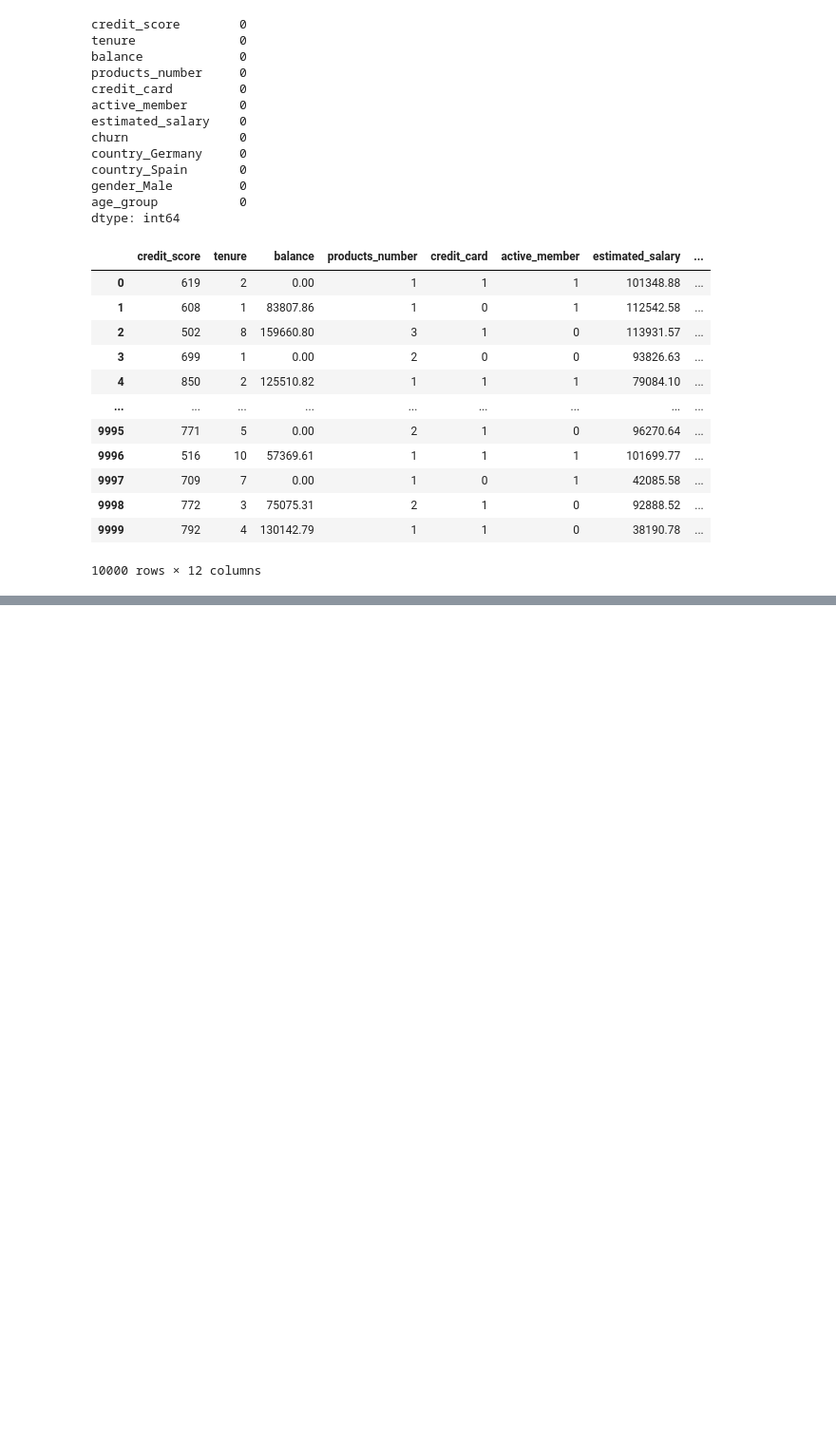
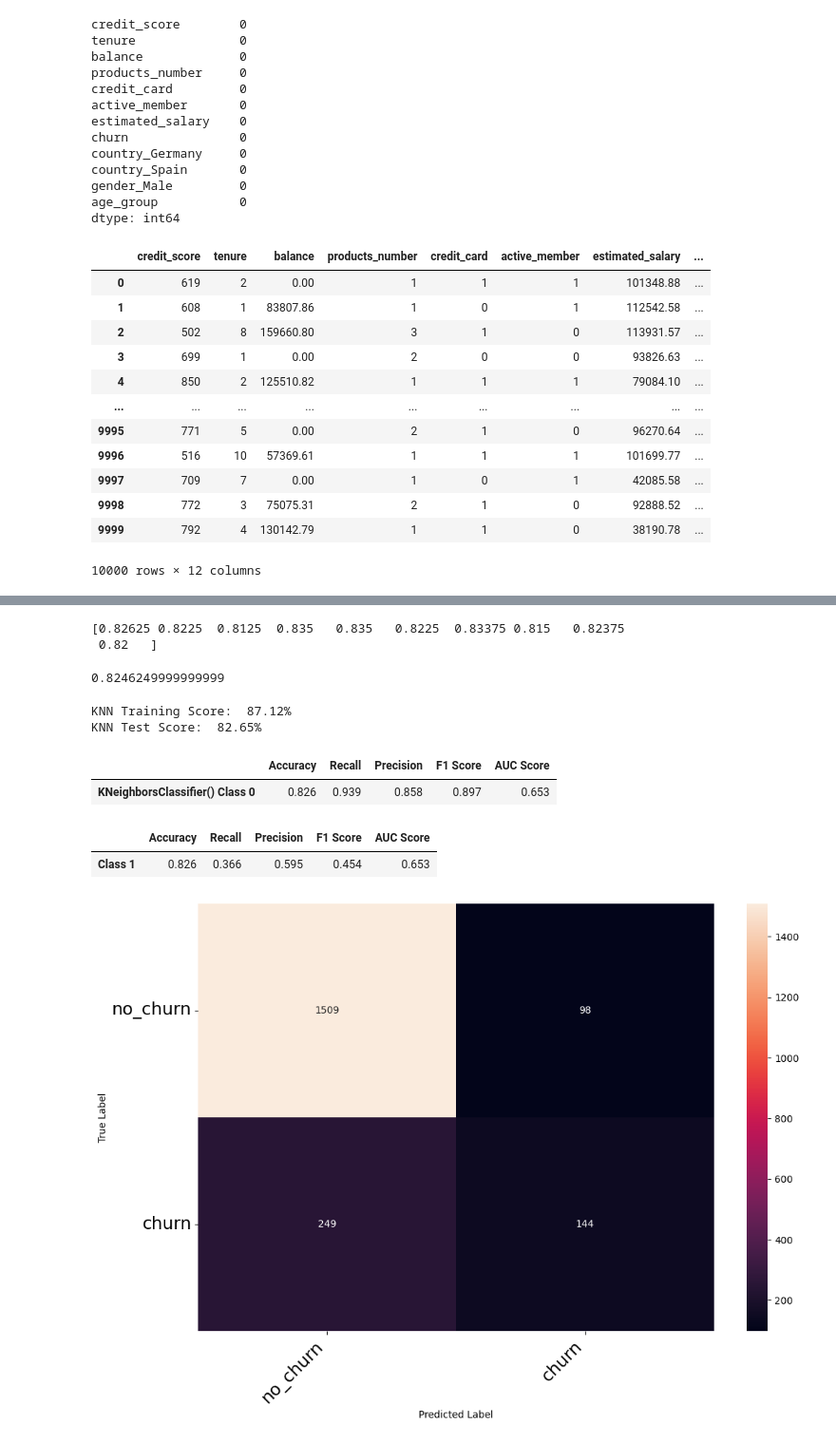
Before and after one commit to baharturgutinan/istdsa_bahar, a Jupyter notebook: ISTDSA_Bahar_Proje3.ipynb, the cells around one changed output, grey strips where cells are left out. Shown at 95% size. Drawn from its saved outputs; the diff is of its cells as text; code cells hidden in the pictures; blank space fills up the shorter version.

```diff
--- a/ISTDSA_Bahar_Proje3.ipynb
+++ b/ISTDSA_Bahar_Proje3.ipynb
@@ -245,0 +310,26 @@ df
+# %%
+# KNN modelini oluşturma
+
+scale = StandardScaler()
+
+X_train_transformed = scale.fit_transform(X_train)
+X_test_transformed = scale.transform(X_test)
+
+knn = KNeighborsClassifier()
+knn.fit(X_train_transformed, y_train)
+
+scores = cross_val_score(knn, X_train_transformed, y_train, cv=10, scoring='accuracy') # Veri setini 10 farklı formatta hazırla
+print(scores)
+# %% [output]
+[0.82625 0.8225  0.8125  0.835   0.835   0.8225  0.83375 0.815   0.82375
+ 0.82   ]
+# %%
+print(scores.mean()) #accuracy skorları iyi görünüyor ancak dengesiz veri setlerinde sadece accuracy yeterli olmaz.
+# %% [output]
+0.8246249999999999
+# %%
+print('KNN Training Score: {:6.2f}%'.format(100*knn.score(X_train_transformed, y_train)))
+print('KNN Test Score: {:6.2f}%'.format(100*knn.score(X_test_transformed, y_test)))
+# %% [output]
+KNN Training Score:  87.12%
+KNN Test Score:  82.65%
@@ -245,0 +368,52 @@ df
+# %%
+evaluate_model(knn, X_test_transformed, y_test, pred_label=0)
+# %% [output]
+|  | Accuracy | Recall | Precision | F1 Score | AUC Score |
+| KNeighborsClassifier() Class 0 | 0.826 | 0.939 | 0.858 | 0.897 | 0.653 |
+# %%
+evaluate_model(knn, X_test_transformed, y_test, pred_label=1)
+#tahmin ettiğimiz gibi class 1 için accuracy dışındaki skorlar düşük. confusion matrix ile de bunu görelim.
+#sonrasında oversampling yöntemi ile veri setini kullanışlı hale getirelim.
+# %% [output]
+|  | Accuracy | Recall | Precision | F1 Score | AUC Score |
+| Class 1 | 0.826 | 0.366 | 0.595 | 0.454 | 0.653 |
+# %%
+def print_confusion_matrix(confusion_matrix, class_names, figsize = [12,8], fontsize=18):
+    """Prints a confusion matrix, as returned by sklearn.metrics.confusion_matrix, as a heatmap.
+
+    Arguments
+    ---------
+    confusion_matrix: numpy.ndarray
+        The numpy.ndarray object returned from a call to sklearn.metrics.confusion_matrix.
+        Similarly constructed ndarrays can also be used.
+    class_names: list
+        An ordered list of class names, in the order they index the given confusion matrix.
+    figsize: tuple
+        A 2-long tuple, the first value determining the horizontal size of the ouputted figure,
+        the second determining the vertical size. Defaults to [12,8].
+    fontsize: int
+        Font size for axes labels. Defaults to 18.
+
+    Returns
+    -------
+    matplotlib.figure.Figure
+        The resulting confusion matrix figure
+    """
+
+    df_cm = pd.DataFrame(confusion_matrix, index=class_names, columns=class_names)
+    plt.figure(figsize=figsize)
+
+    try:
+        heatmap = sns.heatmap(df_cm, annot=True, fmt="d")
+    except ValueError:
+        raise ValueError("Confusion matrix values must be integers.")
+
+    heatmap.yaxis.set_ticklabels(heatmap.yaxis.get_ticklabels(), rotation=0, ha='right', fontsize=fontsize)
+    heatmap.xaxis.set_ticklabels(heatmap.xaxis.get_ticklabels(), rotation=45, ha='right', fontsize=fontsize)
+    plt.ylabel('True Label')
+    plt.xlabel('Predicted Label')
+# %%
+print_confusion_matrix(confusion_matrix(y_test,knn.predict(X_test_transformed)),['no_churn','churn'])
+plt.show()  #churn etmeyen müşterilerdeki başarı iyi ancak churn tahmin etme başarısı oldukça düşük.
+# %% [output]
+[figure, added]
```
Also changed, not shown: parts of 35 cells of this notebook.
